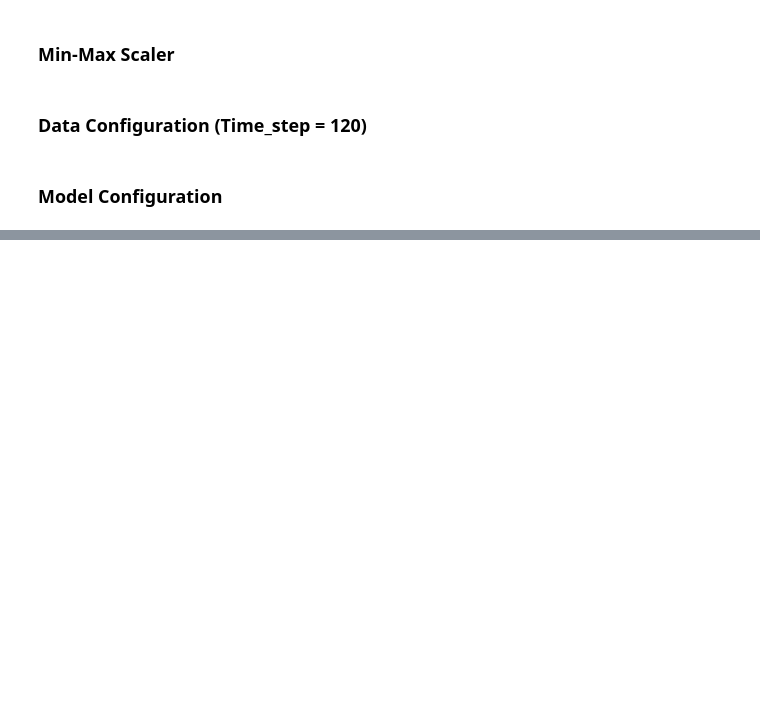
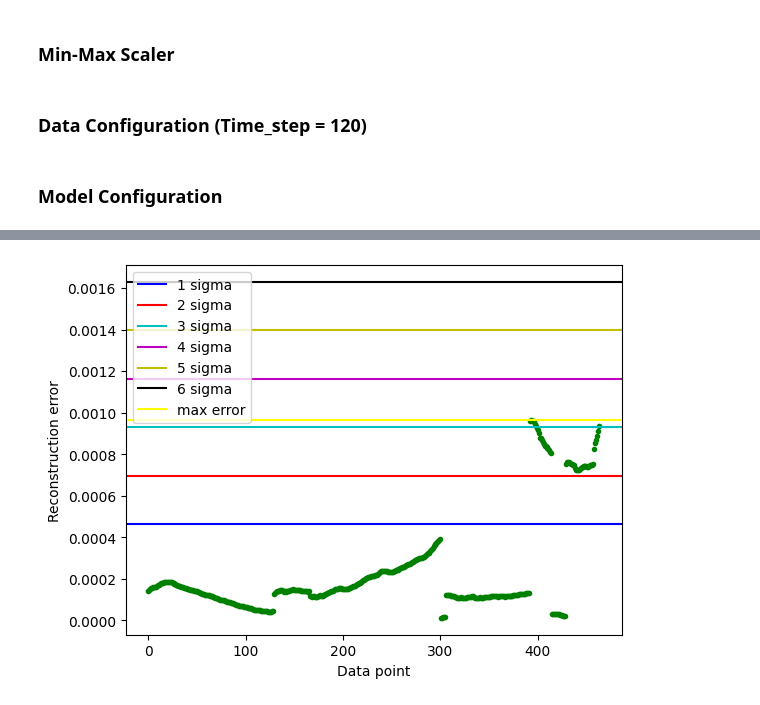
Before and after one commit to parkjihun2992/1-2-3-Anomaly_Detection, a Jupyter notebook: Data_process.ipynb, the cells around one changed output, grey strips where cells are left out. Drawn from its saved outputs; the diff is of its cells as text; code cells hidden in the pictures; blank space fills up the shorter version.

```diff
--- a/Data_process.ipynb
+++ b/Data_process.ipynb
@@ -106,12 +106,13 @@ def lstm_ae(db, n_dimensions):
 epoch = 500
 batch_size = 128
 n_dimensions = 32
+time_step = 30
 
-for time_step in timestep_list:
+# for time_step in timestep_list:
 
-    callback = EarlyStopping(monitor='val_loss', patience=30, mode='min')
-    mc = ModelCheckpoint(f'./DB/time_step_{time_step}_batch_{batch_size}_node_{n_dimensions}.h5', monitor='val_loss', mode='min', save_best_only=True)
+callback = EarlyStopping(monitor='val_loss', patience=30, mode='min')
+mc = ModelCheckpoint(f'./Model/time_step_{time_step}_batch_{batch_size}_node_{n_dimensions}.h5', monitor='val_loss', mode='min', save_best_only=True)
 
-    model = lstm_ae(db=db_zip[f'{time_step}']['train'], n_dimensions=n_dimensions)
-    history = model.fit(x=db_zip[f'{time_step}']['train'], y=db_zip[f'{time_step}']['train'], validation_data=[db_zip[f'{time_step}']['val'], db_zip[f'{time_step}']['val']], epochs=epoch, batch_size=batch_size, callbacks=[callback])
+model = lstm_ae(db=db_zip[f'{time_step}']['train'], n_dimensions=n_dimensions)
+history = model.fit(x=db_zip[f'{time_step}']['train'], y=db_zip[f'{time_step}']['train'], validation_data=[db_zip[f'{time_step}']['val'], db_zip[f'{time_step}']['val']], epochs=epoch, batch_size=batch_size, callbacks=[callback, mc])
 # %% [output]
@@ -135,0 +136,27 @@ KeyboardInterrupt:
+# %%
+# timestep 5
+threshold = {}
+train_pred = model.predict(db_zip[f'{time_step}']['test'])
+mse = np.mean(np.power(flatten(db_zip[f'{time_step}']['test']) - flatten(train_pred), 2), axis=1)
+error = pd.DataFrame({'reconstruction_error': mse, })
+temp = error.describe()
+for sigma in range(1,7,1):
+    threshold[sigma] = (temp.iloc[1].values) + (sigma * (temp.iloc[2].values))
+threshold['max'] = max(mse)
+
+plt.plot(mse, 'g.')
+plt.axhline(threshold[1], color='b', label='1 sigma')
+plt.axhline(threshold[2], color='r', label='2 sigma')
+plt.axhline(threshold[3], color='c', label='3 sigma')
+plt.axhline(threshold[4], color='m', label='4 sigma')
+plt.axhline(threshold[5], color='y', label='5 sigma')
+plt.axhline(threshold[6], color='k', label='6 sigma')
+plt.axhline(threshold['max'], color='yellow', label='max error')
+
+plt.xlabel('Data point')
+plt.ylabel('Reconstruction error')
+plt.legend()
+# plt.ylim(0, 0.03)
+plt.show()
+# %% [output]
+[figure, added]
```
Also changed, not shown: parts of 4 cells of this notebook.
